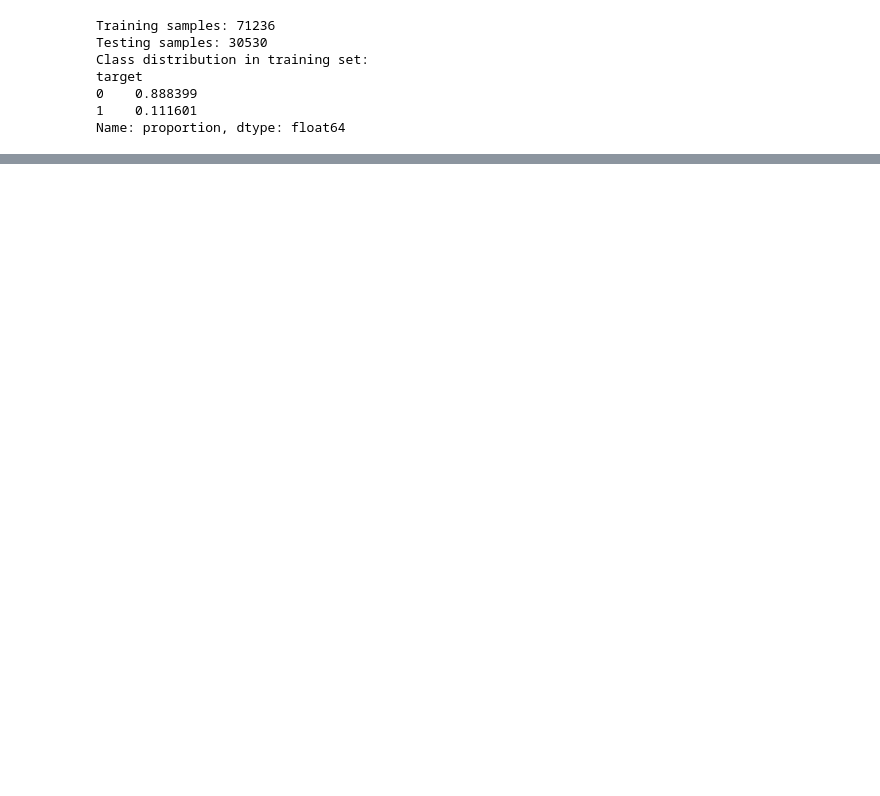
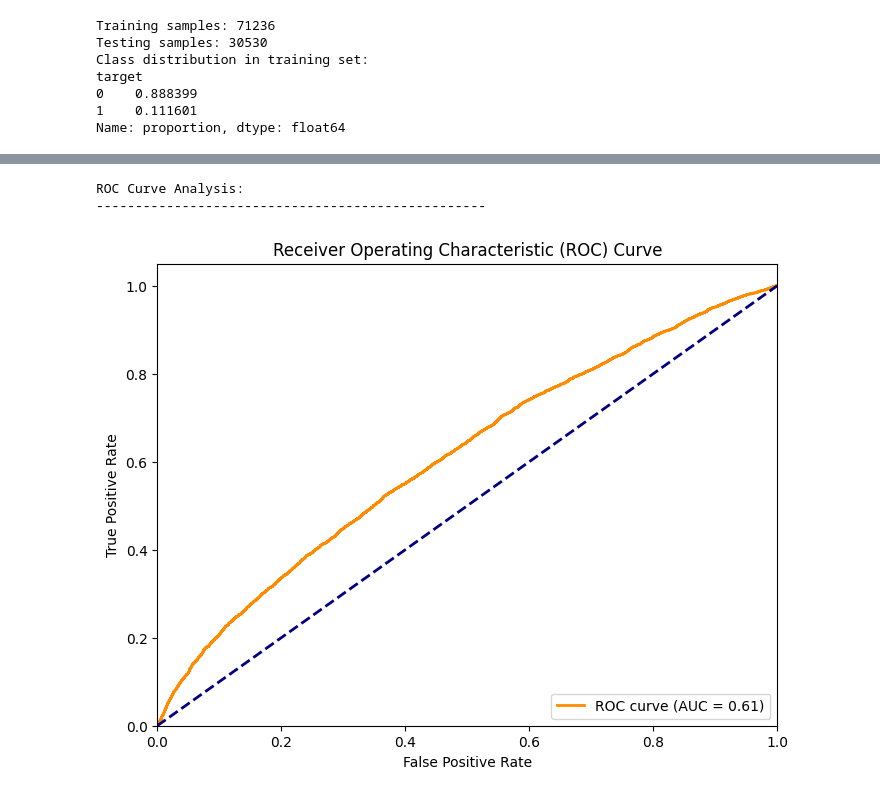
Before and after one commit to WandilePhinzi/ITRI-616-Machine-Learning-Model-Semester-Project, a Jupyter notebook: Training XGBoost.ipynb, the cells around one changed output, grey strips where cells are left out. Drawn from its saved outputs; the diff is of its cells as text; code cells hidden in the pictures; blank space fills up the shorter version.

```diff
--- a/Training XGBoost.ipynb
+++ b/Training XGBoost.ipynb
@@ -95,0 +182,23 @@ best_model = grid_search.best_estimator_
+# %%
+# 3. ROC Curve (as specified in project)
+print("\nROC Curve Analysis:")
+print("-"*50)
+fpr, tpr, thresholds = roc_curve(y_test, best_model.predict_proba(X_test)[:, 1])
+roc_auc = auc(fpr, tpr)
+
+plt.figure(figsize=(8, 6))
+plt.plot(fpr, tpr, color='darkorange', lw=2,
+         label=f'ROC curve (AUC = {roc_auc:.2f})')
+plt.plot([0, 1], [0, 1], color='navy', lw=2, linestyle='--')
+plt.xlim([0.0, 1.0])
+plt.ylim([0.0, 1.05])
+plt.xlabel('False Positive Rate')
+plt.ylabel('True Positive Rate')
+plt.title('Receiver Operating Characteristic (ROC) Curve')
+plt.legend(loc="lower right")
+plt.savefig('roc_curve.png')  # Save for report
+plt.show()
+# %% [output]
+ROC Curve Analysis:
+--------------------------------------------------
+[figure, added]
```
Also changed, not shown: parts of 16 cells of this notebook, 1 other file.
